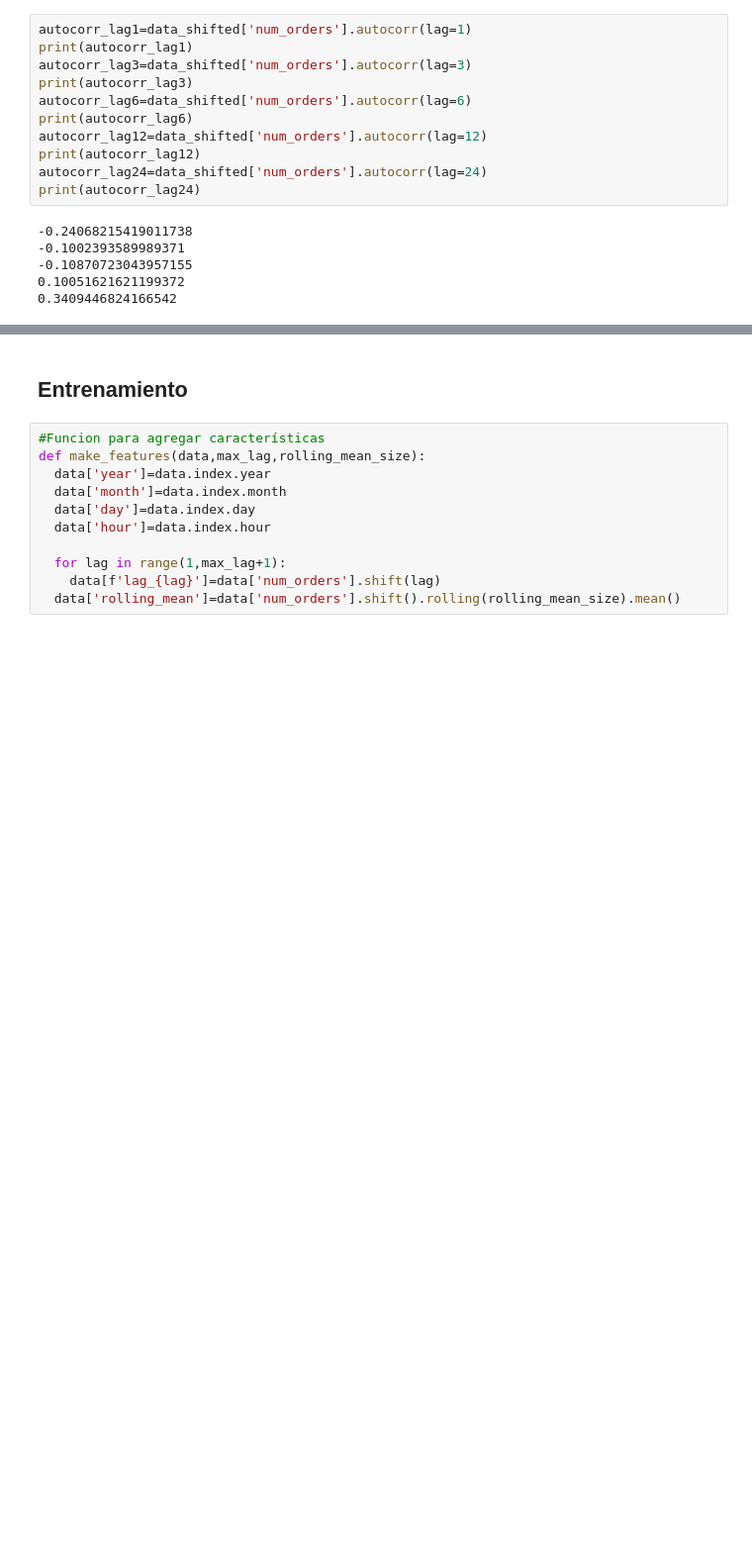
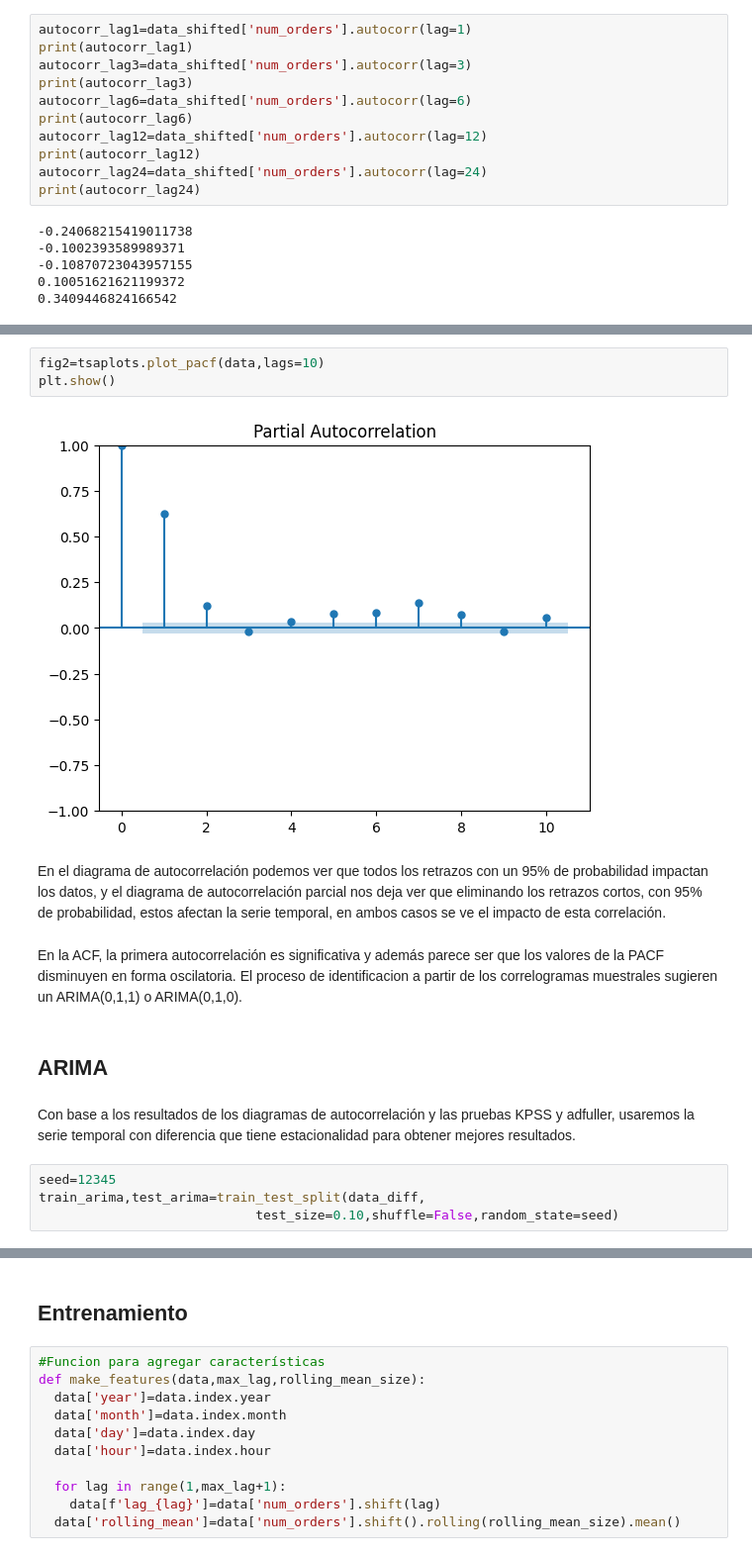
Before and after one commit to santicar1809/taxi_service, a Jupyter notebook: code_13.ipynb, the cells around one changed output, grey strips where cells are left out. Shown at 99% size. Drawn from its saved outputs; the diff is of its cells as text; blank space fills up the shorter version.

```diff
--- a/code_13.ipynb
+++ b/code_13.ipynb
@@ -253,0 +387,17 @@ print(autocorr_lag24)
+# %%
+fig2=tsaplots.plot_pacf(data,lags=10)
+plt.show()
+# %% [output]
+[figure, added]
+# %% [markdown]
+En el diagrama de autocorrelación podemos ver que todos los retrazos con un 95% de probabilidad impactan los datos, y el diagrama de autocorrelación parcial nos deja ver que eliminando los retrazos cortos, con 95% de probabilidad, estos afectan la serie temporal, en ambos casos se ve el impacto de esta correlación.
+# %% [markdown]
+En la ACF, la primera autocorrelación es significativa y además parece ser que los valores de la PACF disminuyen en forma oscilatoria. El proceso de identificacion a partir de los correlogramas muestrales sugieren un ARIMA(0,1,1) o ARIMA(0,1,0).
+# %% [markdown]
+## ARIMA
+# %% [markdown]
+Con base a los resultados de los diagramas de autocorrelación y las pruebas KPSS y adfuller, usaremos la serie temporal con diferencia que tiene estacionalidad para obtener mejores resultados.
+# %%
+seed=12345
+train_arima,test_arima=train_test_split(data_diff,
+                            test_size=0.10,shuffle=False,random_state=seed)
```
Also changed, not shown: parts of 41 cells of this notebook, 9 other files.
